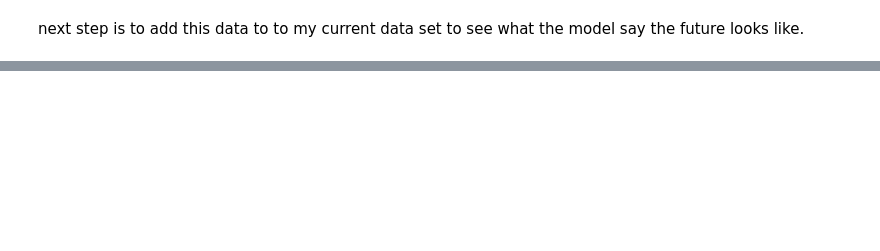
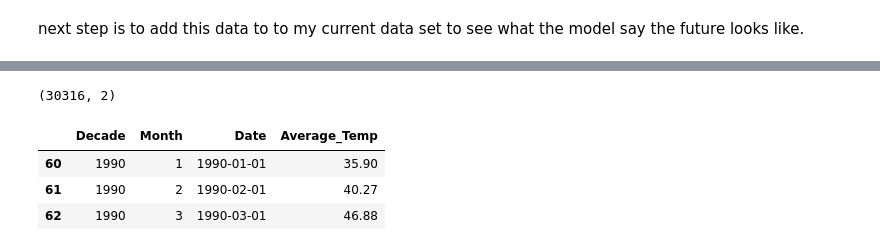
Before and after one commit to dmorton714/weather, a Jupyter notebook: redo.ipynb, the cells around one changed output, grey strips where cells are left out. Drawn from its saved outputs; the diff is of its cells as text; code cells hidden in the pictures; blank space fills up the shorter version.

```diff
--- a/redo.ipynb
+++ b/redo.ipynb
@@ -236,0 +227,37 @@ next step is to add this data to to my current data set to see what the model sa
+# %%
+modeled = pd.concat([df, mdf], ignore_index=True)
+modeled.shape
+# %% [output]
+(30316, 2)
+# %%
+# Get decade from 'Date' and make a new column 'Decade'
+df['Decade'] = df['Date'].dt.year // 10 * 10
+
+# Extract month from 'Date' and make a new column 'Month'
+df['Month'] = df['Date'].dt.month
+
+# Define how to aggregate
+agg_functions = {
+    'Date': 'first',
+    'Average_Temp': 'mean',
+}
+
+# Group the data by 'Decade' and 'Month' and aggregate
+df_monthly_decade = df.groupby(['Decade', 'Month']).agg(agg_functions)
+
+# Reset the index to make 'Decade' and 'Month' columns
+df_monthly_decade.reset_index(inplace=True)
+
+# Round the columns to 2 decimal places
+df_monthly_decade[['Average_Temp']] = df_monthly_decade[['Average_Temp']].round(2)
+
+# limits the data to 1990 - 2030
+df_monthly_decade = df_monthly_decade[(df_monthly_decade['Decade'] >= 1990) & (df_monthly_decade['Decade'] <= 2030)]
+
+# Display the resulting DataFrame
+df_monthly_decade.head(3)
+# %% [output]
+|  | Decade | Month | Date | Average_Temp |
+| 60 | 1990 | 1 | 1990-01-01 | 35.90 |
+| 61 | 1990 | 2 | 1990-02-01 | 40.27 |
+| 62 | 1990 | 3 | 1990-03-01 | 46.88 |
```
Also changed, not shown: parts of 14 cells of this notebook, 1 other file.
